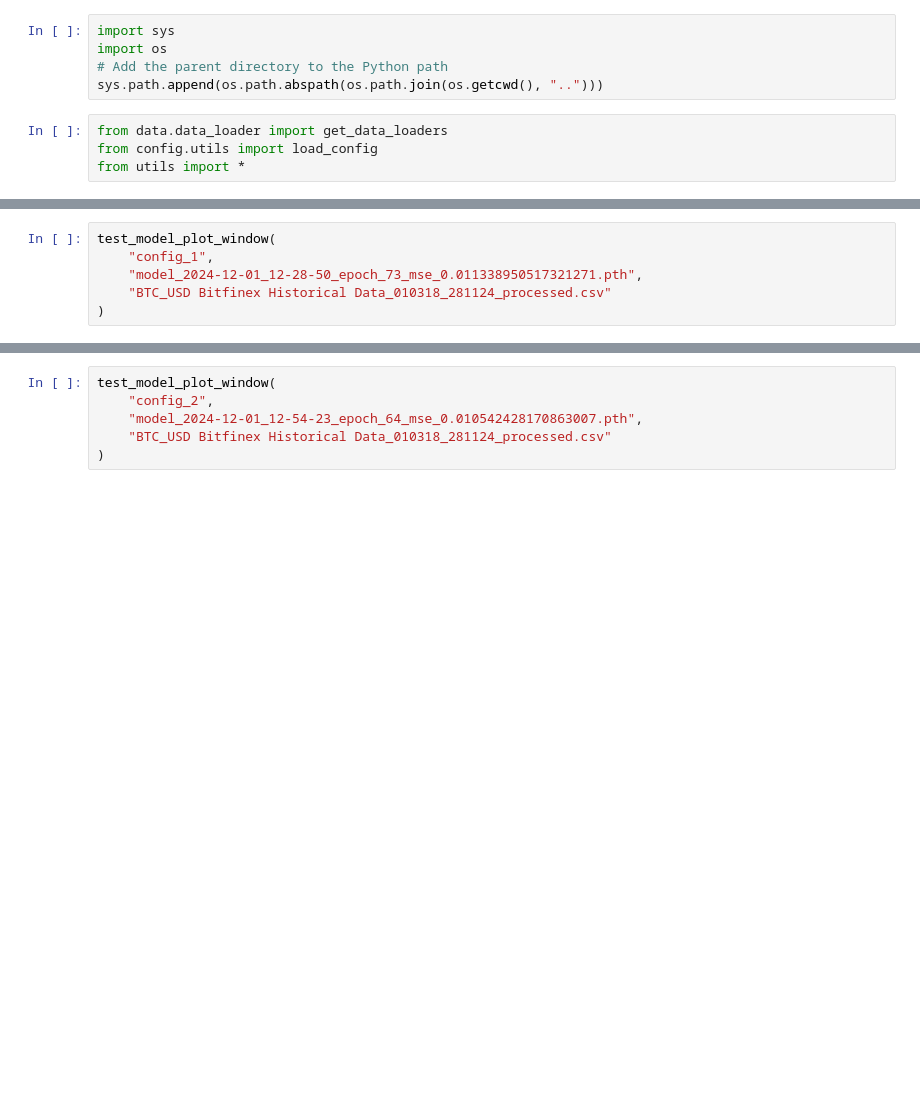
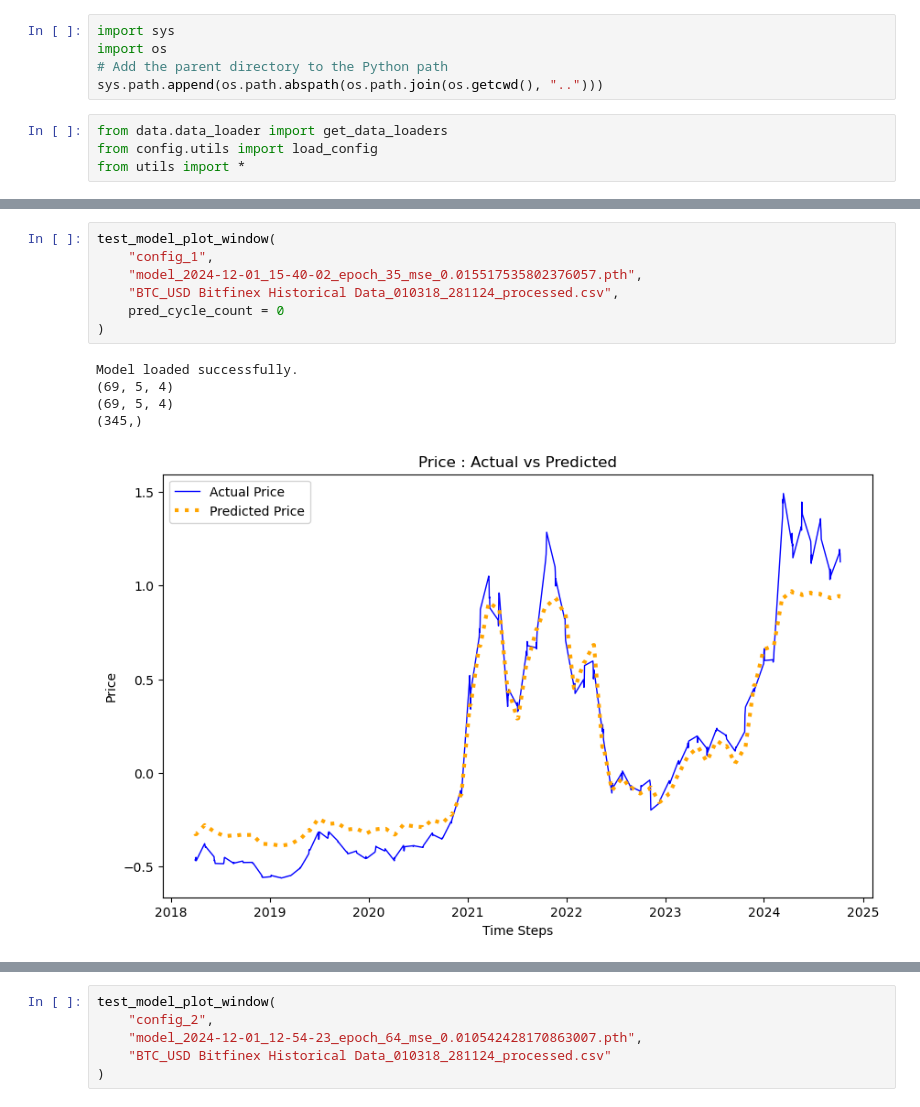
Before and after one commit to Ahmedh12/OHLC-Prices-Predictor, a Jupyter notebook: notebooks/model_verification.ipynb, the cells around one changed output, grey strips where cells are left out. Saved outputs shown, nothing was run; the diff lists cells and outputs as text; blank space fills up the shorter version.

```diff
--- a/notebooks/model_verification.ipynb
+++ b/notebooks/model_verification.ipynb
@@ -26,6 +36,13 @@ test_model_plot_window(
 # %%
 test_model_plot_window(
     "config_1",
-    "model_2024-12-01_12-28-50_epoch_73_mse_0.011338950517321271.pth",
-    "BTC_USD Bitfinex Historical Data_010318_281124_processed.csv"
+    "model_2024-12-01_15-40-02_epoch_35_mse_0.015517535802376057.pth",
+    "BTC_USD Bitfinex Historical Data_010318_281124_processed.csv",
+    pred_cycle_count = 0
 )
+# %% [output]
+Model loaded successfully.
+(69, 5, 4)
+(69, 5, 4)
+(345,)
+[figure, added]
```
Also changed, not shown: parts of 3 cells of this notebook, 2 other files.
